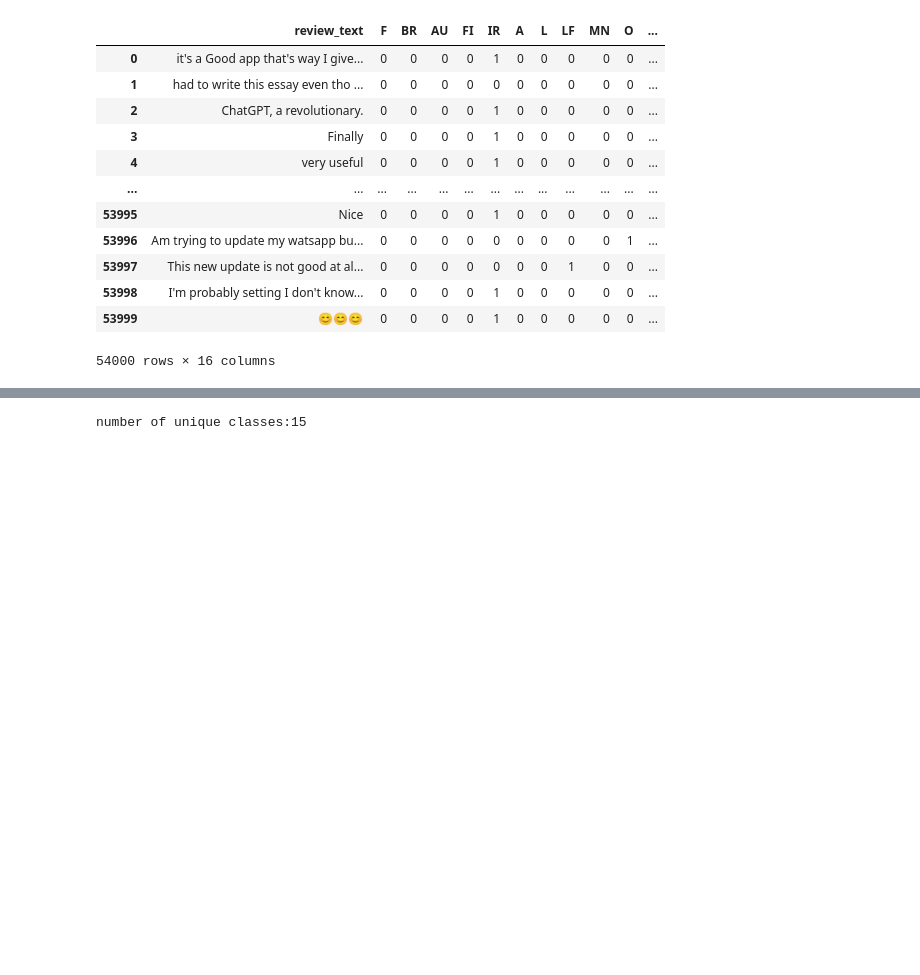
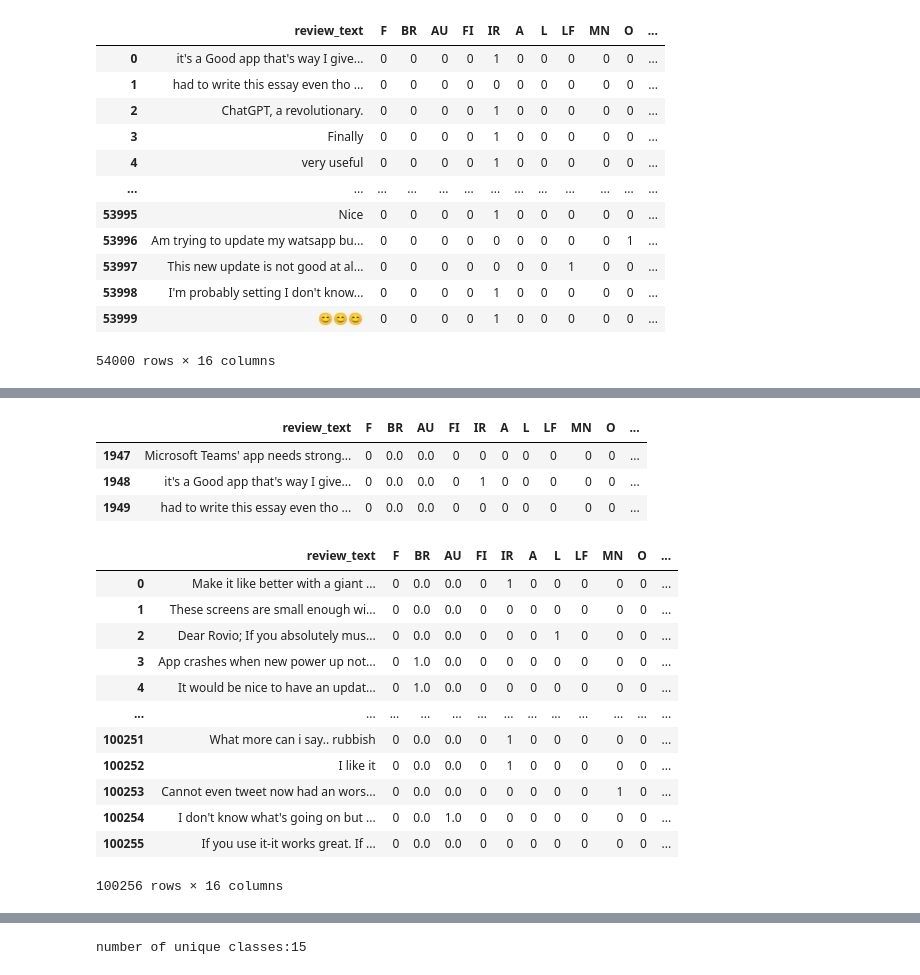
Before and after one commit to Dipp3r/Multilabel-classification-of-app-reviews, a Jupyter notebook: code/_3_analysis/exploratory_data_analysis.ipynb, the cells around one changed output, grey strips where cells are left out. Saved outputs shown, nothing was run; the diff lists cells and outputs as text; code cells hidden in the pictures; blank space fills up the shorter version.

```diff
--- a/code/_3_analysis/exploratory_data_analysis.ipynb
+++ b/code/_3_analysis/exploratory_data_analysis.ipynb
@@ -73,0 +154,7 @@ print(data_df)
+# %%
+data_df[1947:1950]
+# %% [output]
+|  | review_text | F | BR | AU | FI | IR | A | L | LF | MN | O | ... |
+| 1947 | Microsoft Teams' app needs strong... | 0 | 0.0 | 0.0 | 0 | 0 | 0 | 0 | 0 | 0 | 0 | ... |
+| 1948 | it's a Good app that's way I give... | 0 | 0.0 | 0.0 | 0 | 1 | 0 | 0 | 0 | 0 | 0 | ... |
+| 1949 | had to write this essay even tho ... | 0 | 0.0 | 0.0 | 0 | 0 | 0 | 0 | 0 | 0 | 0 | ... |
@@ -74,3 +165,19 @@ print(data_df)
+# %%
+data_df
+# %% [output]
+|  | review_text | F | BR | AU | FI | IR | A | L | LF | MN | O | ... |
+| 0 | Make it like better with a giant ... | 0 | 0.0 | 0.0 | 0 | 1 | 0 | 0 | 0 | 0 | 0 | ... |
+| 1 | These screens are small enough wi... | 0 | 0.0 | 0.0 | 0 | 0 | 0 | 0 | 0 | 0 | 0 | ... |
+| 2 | Dear Rovio; If you absolutely mus... | 0 | 0.0 | 0.0 | 0 | 0 | 0 | 1 | 0 | 0 | 0 | ... |
+| 3 | App crashes when new power up not... | 0 | 1.0 | 0.0 | 0 | 0 | 0 | 0 | 0 | 0 | 0 | ... |
+| 4 | It would be nice to have an updat... | 0 | 1.0 | 0.0 | 0 | 0 | 0 | 0 | 0 | 0 | 0 | ... |
+| ... | ... | ... | ... | ... | ... | ... | ... | ... | ... | ... | ... | ... |
+| 100251 | What more can i say.. rubbish | 0 | 0.0 | 0.0 | 0 | 1 | 0 | 0 | 0 | 0 | 0 | ... |
+| 100252 | I like it | 0 | 0.0 | 0.0 | 0 | 1 | 0 | 0 | 0 | 0 | 0 | ... |
+| 100253 | Cannot even tweet now had an wors... | 0 | 0.0 | 0.0 | 0 | 0 | 0 | 0 | 0 | 1 | 0 | ... |
+| 100254 | I don't know what's going on but ... | 0 | 0.0 | 1.0 | 0 | 0 | 0 | 0 | 0 | 0 | 0 | ... |
+| 100255 | If you use it-it works great. If ... | 0 | 0.0 | 0.0 | 0 | 0 | 0 | 0 | 0 | 0 | 0 | ... |
+100256 rows × 16 columns
 # %%
 list(data_df["IR"]).count(1)
 # %% [output]
```
Also changed, not shown: parts of 14 cells of this notebook.
